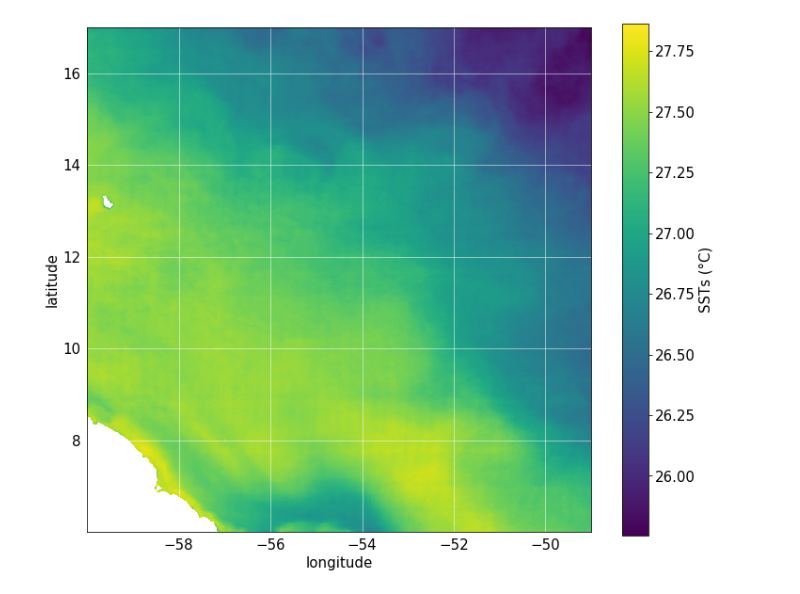
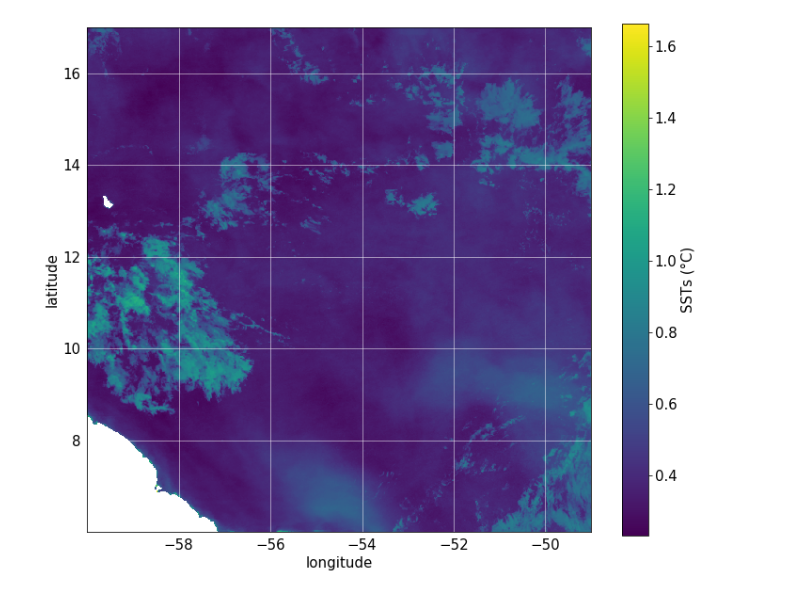
Before and after one commit to ludovictouzepeiffer/Data-Paper-Radiative-Profiles, a Jupyter notebook: Scripts/SST map .ipynb, the cells around one changed output. Cells and saved outputs as stored; diff of their text form; code cells hidden in the pictures.

```diff
--- a/Scripts/SST map .ipynb
+++ b/Scripts/SST map .ipynb
@@ -25,6 +25,20 @@ def calculate_mean_SST(input_dir):
     mean_SST.to_netcdf("../output/SST_mean.nc")
 
     return mean_SST
+# %%
+def calculate_std_SST(input_dir):
+
+    my_list = []
+
+    for file in glob.glob(input_dir):
+        data = xr.open_dataset(file)
+        my_list.append(data)
+
+    SSTs = xr.concat(my_list, dim="time")
+    std_SST = SSTs.std(dim=["time"], skipna=True)
+    std_SST.to_netcdf("../output/SST_std.nc")
+
+    return std_SST
 # %%
 def plot_SST(mean_SST):
 
@@ -39,7 +53,7 @@ def plot_SST(mean_SST):
     lon = mean_SST["lon"]
     SST = mean_SST["SST"]
 
-    my_plot = plt.pcolormesh(lon, lat, SST-273.15)
+    my_plot = plt.pcolormesh(lon, lat, SST)
     ax.set_ylabel('latitude')
     ax.set_xlabel('longitude')
 
@@ -59,7 +73,7 @@ def plot_SST(mean_SST):
   #  ax.set_ylim([])
 
 
-    fig.savefig("Figures/SST_mean.jpeg")
+    fig.savefig("../Figures/SST_std.jpeg")
 # %%
 mean = calculate_mean_SST(input_dir)
 #plot_SST(mean)
@@ -66,4 +82,6 @@ mean = calculate_mean_SST(input_dir)
+# %%
+std = calculate_std_SST(input_dir)
 # %%
-plot_SST(mean)
+plot_SST(std)
 # %% [output]
-[figure, old version]
+[figure, new version]
```
Also changed, not shown: parts of 1 cell of this notebook, 15 other files.
